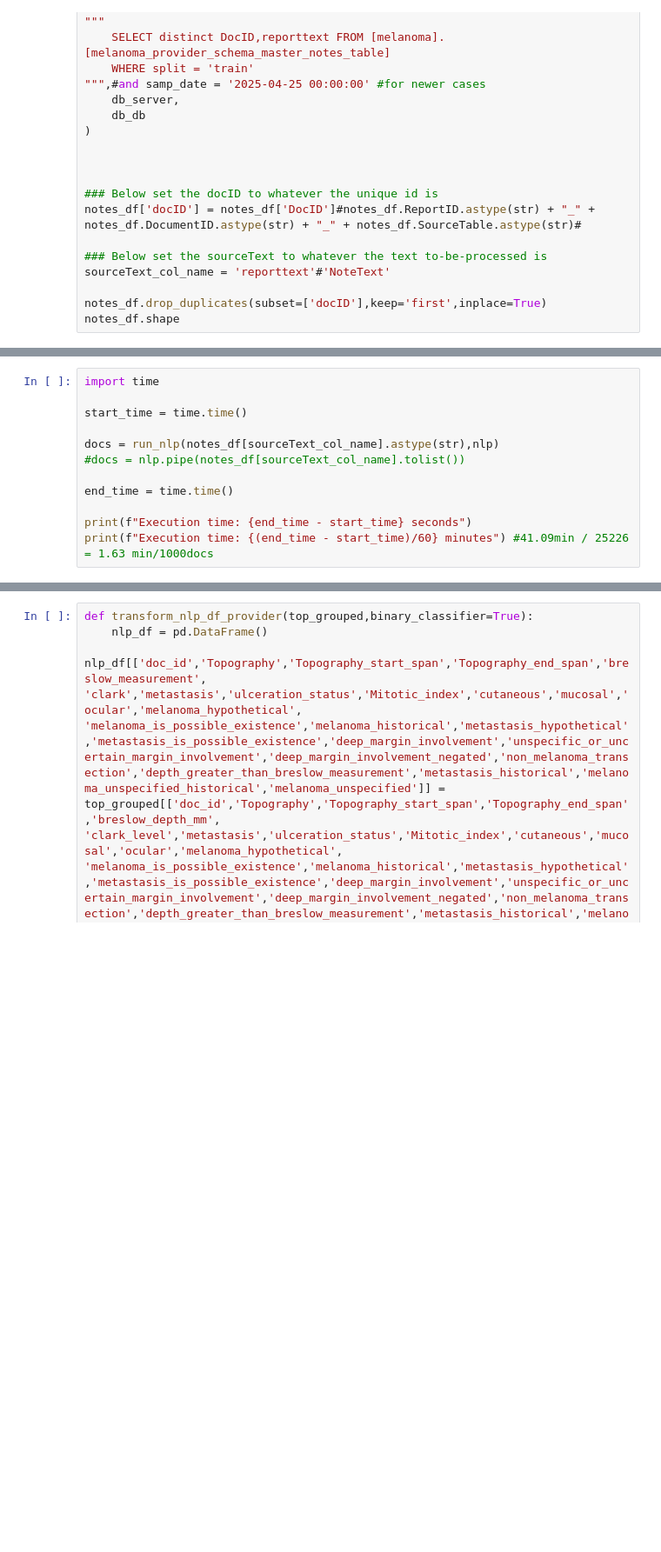
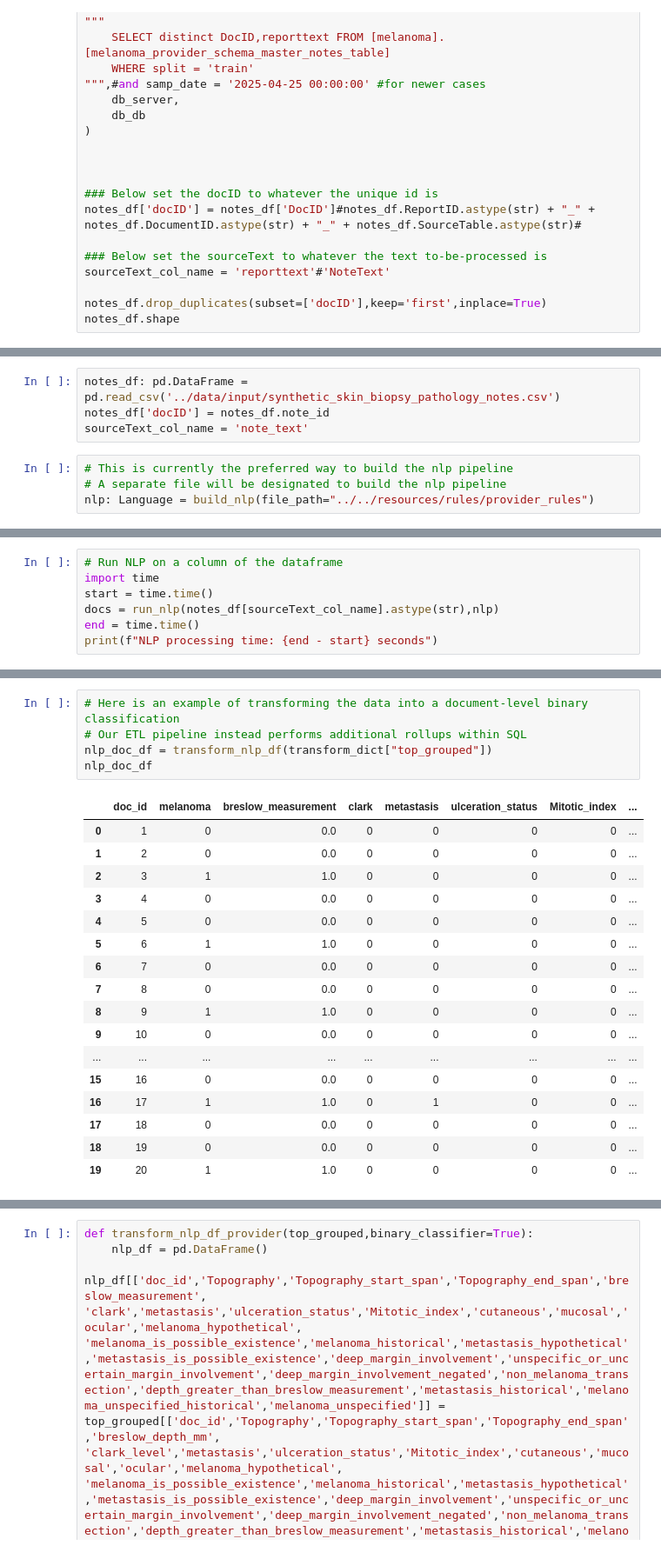
Before and after one commit to VINCI-AppliedNLP/melanoma_NLP, a Jupyter notebook: notebooks/provider_nlp/melanoma_nlp_run_pipeline.ipynb, the cells around one changed output, grey strips where cells are left out. Shown at 87% size. Cells and saved outputs as stored; diff of their text form; blank space fills up the shorter version.

Commit message:
Bug fixes, updates to provider pipeline tutorial

```diff
--- a/notebooks/provider_nlp/melanoma_nlp_run_pipeline.ipynb
+++ b/notebooks/provider_nlp/melanoma_nlp_run_pipeline.ipynb
@@ -44,0 +44,8 @@ nlp = build_nlp(file_path='../../resources/provider_notes_rules')
+# %%
+notes_df: pd.DataFrame = pd.read_csv('../data/input/synthetic_skin_biopsy_pathology_notes.csv')
+notes_df['docID'] = notes_df.note_id
+sourceText_col_name = 'note_text'
+# %%
+# This is currently the preferred way to build the nlp pipeline
+# A separate file will be designated to build the nlp pipeline
+nlp: Language = build_nlp(file_path="../../resources/rules/provider_rules")
@@ -45,12 +62,7 @@ nlp = build_nlp(file_path='../../resources/provider_notes_rules')
 # %%
+# Run NLP on a column of the dataframe
 import time
-
-start_time = time.time()
-
+start = time.time()
 docs = run_nlp(notes_df[sourceText_col_name].astype(str),nlp)
-#docs = nlp.pipe(notes_df[sourceText_col_name].tolist())
-
-end_time = time.time()
-
-print(f"Execution time: {end_time - start_time} seconds")
-print(f"Execution time: {(end_time - start_time)/60} minutes") #41.09min / 25226 = 1.63 min/1000docs
+end = time.time()
+print(f"NLP processing time: {end - start} seconds")
@@ -61,0 +102,23 @@ w = MedspaCyVisualizerWidget(docs)
+# %%
+# Here is an example of transforming the data into a document-level binary classification
+# Our ETL pipeline instead performs additional rollups within SQL
+nlp_doc_df = transform_nlp_df(transform_dict["top_grouped"])
+nlp_doc_df
+# %% [output]
+|  | doc_id | melanoma | breslow_measurement | clark | metastasis | ulceration_status | Mitotic_index | ... |
+| 0 | 1 | 0 | 0.0 | 0 | 0 | 0 | 0 | ... |
+| 1 | 2 | 0 | 0.0 | 0 | 0 | 0 | 0 | ... |
+| 2 | 3 | 1 | 1.0 | 0 | 0 | 0 | 0 | ... |
+| 3 | 4 | 0 | 0.0 | 0 | 0 | 0 | 0 | ... |
+| 4 | 5 | 0 | 0.0 | 0 | 0 | 0 | 0 | ... |
+| 5 | 6 | 1 | 1.0 | 0 | 0 | 0 | 0 | ... |
+| 6 | 7 | 0 | 0.0 | 0 | 0 | 0 | 0 | ... |
+| 7 | 8 | 0 | 0.0 | 0 | 0 | 0 | 0 | ... |
+| 8 | 9 | 1 | 1.0 | 0 | 0 | 0 | 0 | ... |
+| 9 | 10 | 0 | 0.0 | 0 | 0 | 0 | 0 | ... |
+| ... | ... | ... | ... | ... | ... | ... | ... | ... |
+| 15 | 16 | 0 | 0.0 | 0 | 0 | 0 | 0 | ... |
+| 16 | 17 | 1 | 1.0 | 0 | 1 | 0 | 0 | ... |
+| 17 | 18 | 0 | 0.0 | 0 | 0 | 0 | 0 | ... |
+| 18 | 19 | 0 | 0.0 | 0 | 0 | 0 | 0 | ... |
+| 19 | 20 | 1 | 1.0 | 0 | 0 | 0 | 0 | ... |
```
Also changed, not shown: parts of 20 cells of this notebook, 6 other files.
